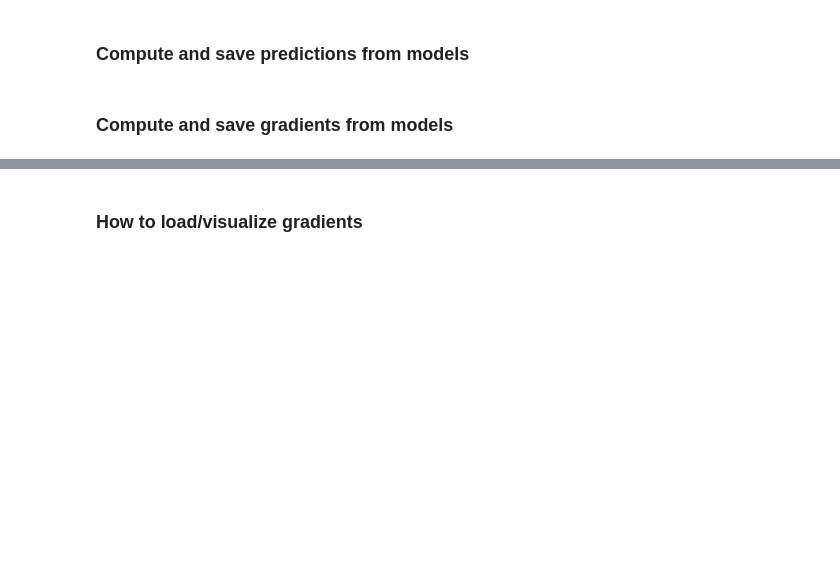
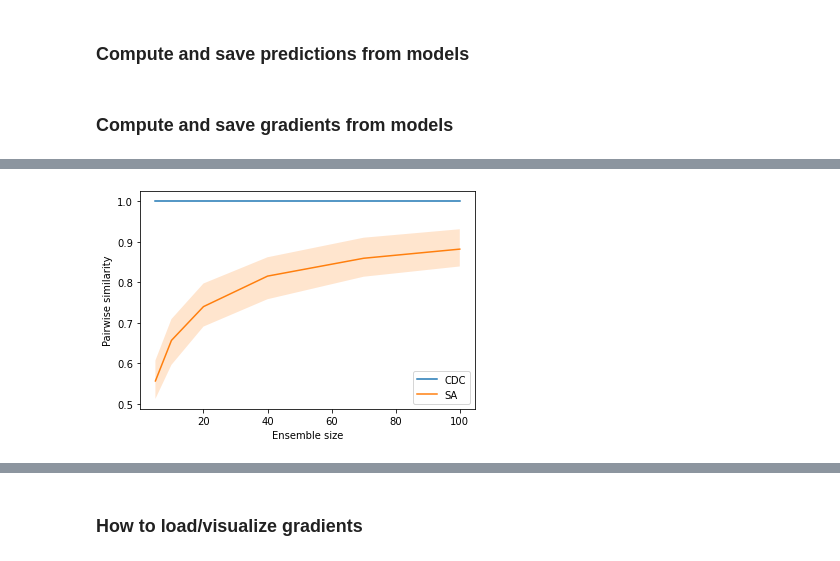
Before and after one commit to nicole-hjlin/harvard_cs282_ptg, a Jupyter notebook: ptg/tutorial.ipynb, the cells around one changed output, grey strips where cells are left out. Cells and saved outputs as stored; diff of their text form; code cells hidden in the pictures; blank space fills up the shorter version.

```diff
--- a/ptg/tutorial.ipynb
+++ b/ptg/tutorial.ipynb
@@ -42,5 +43,5 @@ for random_source in random_sources:
         state_dict = torch.load(f'{directory}/{random_source}_model_{i}.pth')
         model.load_state_dict(state_dict)
         # Compute positive class softmax prediction gradient wrt input (softmax=False for logit output)
-        grads = model.compute_gradients(X_test, softmax=False, return_numpy=True)
+        grads = model.compute_gradients(X_test, softmax=True, label=1, return_numpy=True)
         np.save(f'{directory}/{random_source}_grads_{i}.npy', grads)
@@ -46,0 +50,18 @@ for random_source in random_sources:
+# %%
+# Ensemble sizes
+ensemble_sizes = [5, 10, 20, 40, 70, 100]
+
+# Test point indices
+test_idx = range(200)
+
+# Random source
+random_source = random_sources[0]
+
+# Number of ensembles to sample for each ensemble size
+n_trials = 100
+
+# Top-k features to consider
+k = 5
+
+# Store no. inputs and no. features
+n_inputs, n_features = X_test.shape
@@ -46,0 +152,27 @@ for random_source in random_sources:
+# %%
+consistencies = np.zeros((len(counts), len(test_idx)))
+SA = np.zeros((len(counts), len(test_idx)))
+CDC = np.zeros((len(counts), len(test_idx)))
+#SSA = np.zeros((len(counts), len(test_idx)))
+for i in tqdm(range(len(ensemble_sizes))):
+    #tk_count = get_top_k(k=k, X=counts[i], return_sign=False)  # All signs are positive
+    #tk_count_pos = get_top_k(k=k, X=counts_pos[i], return_sign=False)
+    #tk_count_neg = get_top_k(k=k, X=counts_neg[i], return_sign=False)
+    tk_count = topk_counts_signed[i]
+    sign_count = signs_counts_signed[i]
+    consistencies[i] = top_k_consistency(tk_count)
+    CDC[i] = average_pairwise_score(tk_count, sign_count, top_k_cdc)
+    SA[i] = average_pairwise_score(tk_count, sign_count, top_k_sa)
+# %%
+titles = ['CDC', 'SA']
+for i, metric in enumerate([CDC, SA]):
+    # Error bars represent different inputs
+    q = np.quantile(metric, [0.25, 0.5, 0.75], axis=1)
+    plt.plot(ensemble_sizes, q[1], label=titles[i])  # plot 50% quantile
+    plt.fill_between(ensemble_sizes, q[0], q[2], alpha=0.2)  # fill between 25% and 75% quantiles
+plt.xlabel('Ensemble size')
+plt.ylabel('Pairwise similarity')
+plt.legend()
+plt.show()
+# %% [output]
+[figure, added]
```
Also changed, not shown: parts of 23 cells of this notebook, 4 other files.
